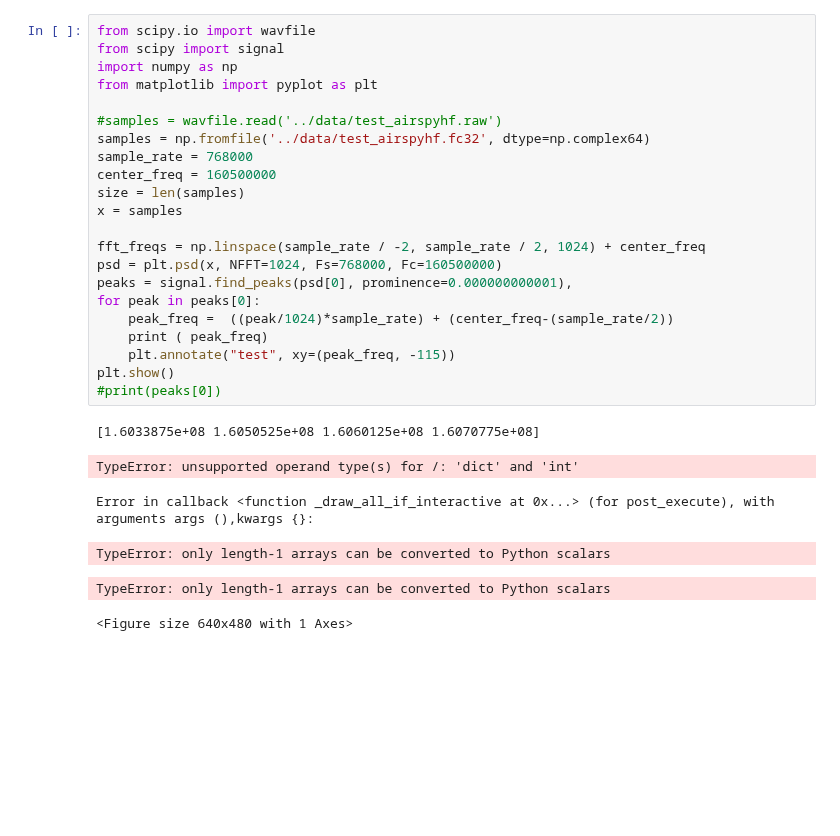
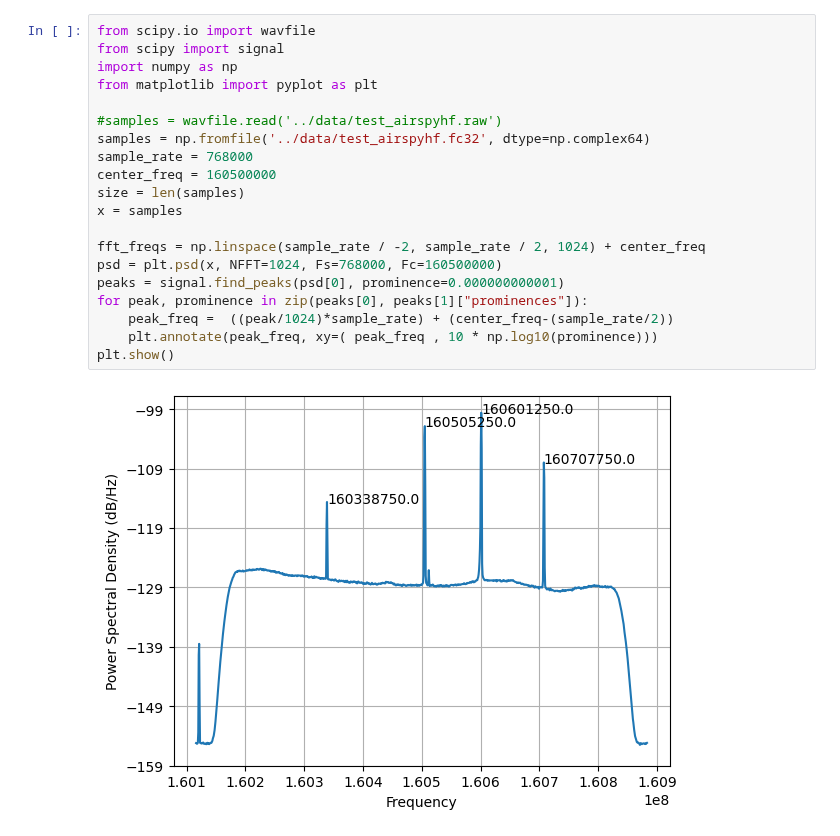
Before and after one commit to bigalnz/test_fft, a Jupyter notebook: notebooks/psd_airspy.ipynb, the cells around one changed output. Drawn from its saved outputs; the diff is of its cells as text; blank space fills up the shorter version.

Commit message:
Plots for multiple_4.s8 added

```diff
--- a/notebooks/psd_airspy.ipynb
+++ b/notebooks/psd_airspy.ipynb
@@ -1,29 +1,22 @@
 # %%
 from scipy.io import wavfile
 from scipy import signal
 import numpy as np
 from matplotlib import pyplot as plt
 
 #samples = wavfile.read('../data/test_airspyhf.raw')
 samples = np.fromfile('../data/test_airspyhf.fc32', dtype=np.complex64)
 sample_rate = 768000
 center_freq = 160500000
 size = len(samples)
 x = samples
 
 fft_freqs = np.linspace(sample_rate / -2, sample_rate / 2, 1024) + center_freq
 psd = plt.psd(x, NFFT=1024, Fs=768000, Fc=160500000)
-peaks = signal.find_peaks(psd[0], prominence=0.000000000001),
-for peak in peaks[0]:
+peaks = signal.find_peaks(psd[0], prominence=0.000000000001)
+for peak, prominence in zip(peaks[0], peaks[1]["prominences"]):
     peak_freq =  ((peak/1024)*sample_rate) + (center_freq-(sample_rate/2))
-    print ( peak_freq)
-    plt.annotate("test", xy=(peak_freq, -115))
+    plt.annotate(peak_freq, xy=( peak_freq , 10 * np.log10(prominence)))
 plt.show()
-#print(peaks[0])
 # %% [output]
-[1.6033875e+08 1.6050525e+08 1.6060125e+08 1.6070775e+08]
-TypeError: unsupported operand type(s) for /: 'dict' and 'int'
-Error in callback <function _draw_all_if_interactive at 0x...> (for post_execute), with arguments args (),kwargs {}:
-TypeError: only length-1 arrays can be converted to Python scalars
-TypeError: only length-1 arrays can be converted to Python scalars
-<Figure size 640x480 with 1 Axes>
+[figure, added]
```
Also changed, not shown: parts of 3 cells of this notebook, 1 other file.
